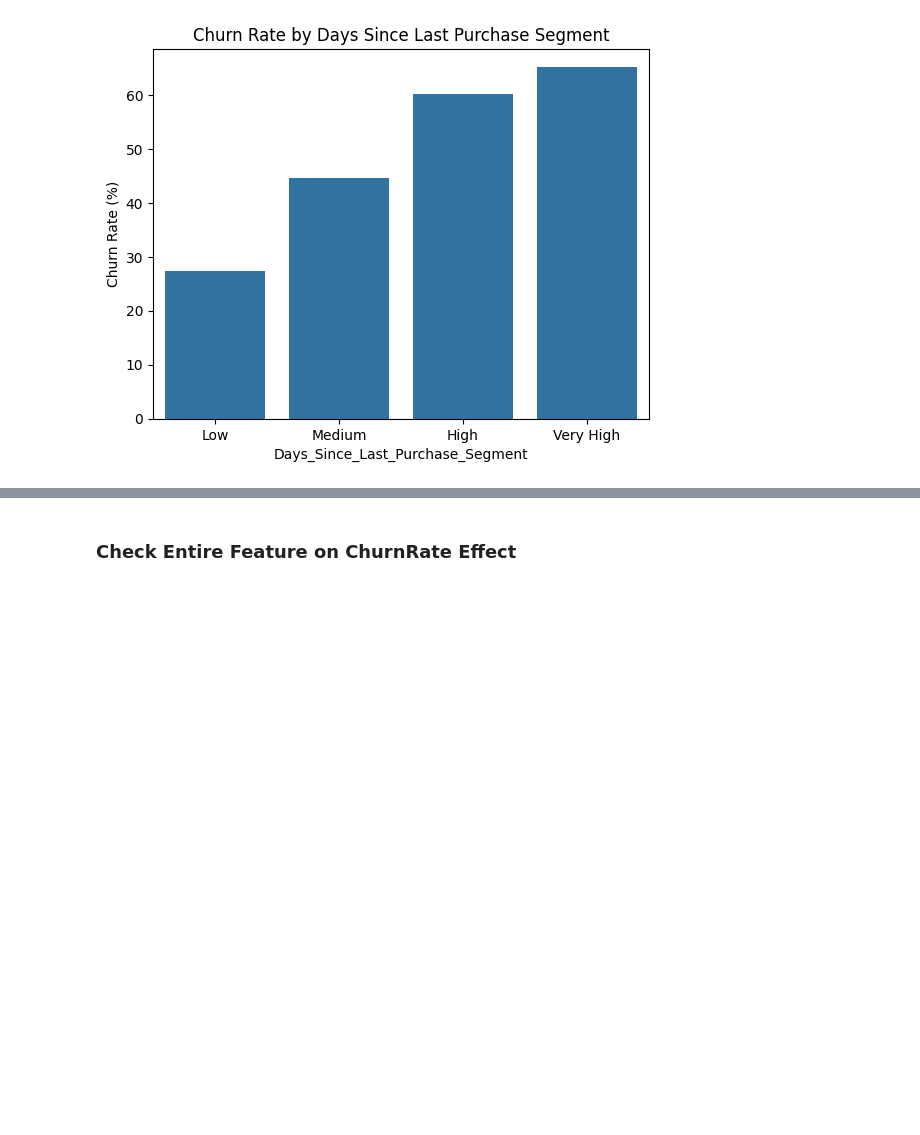
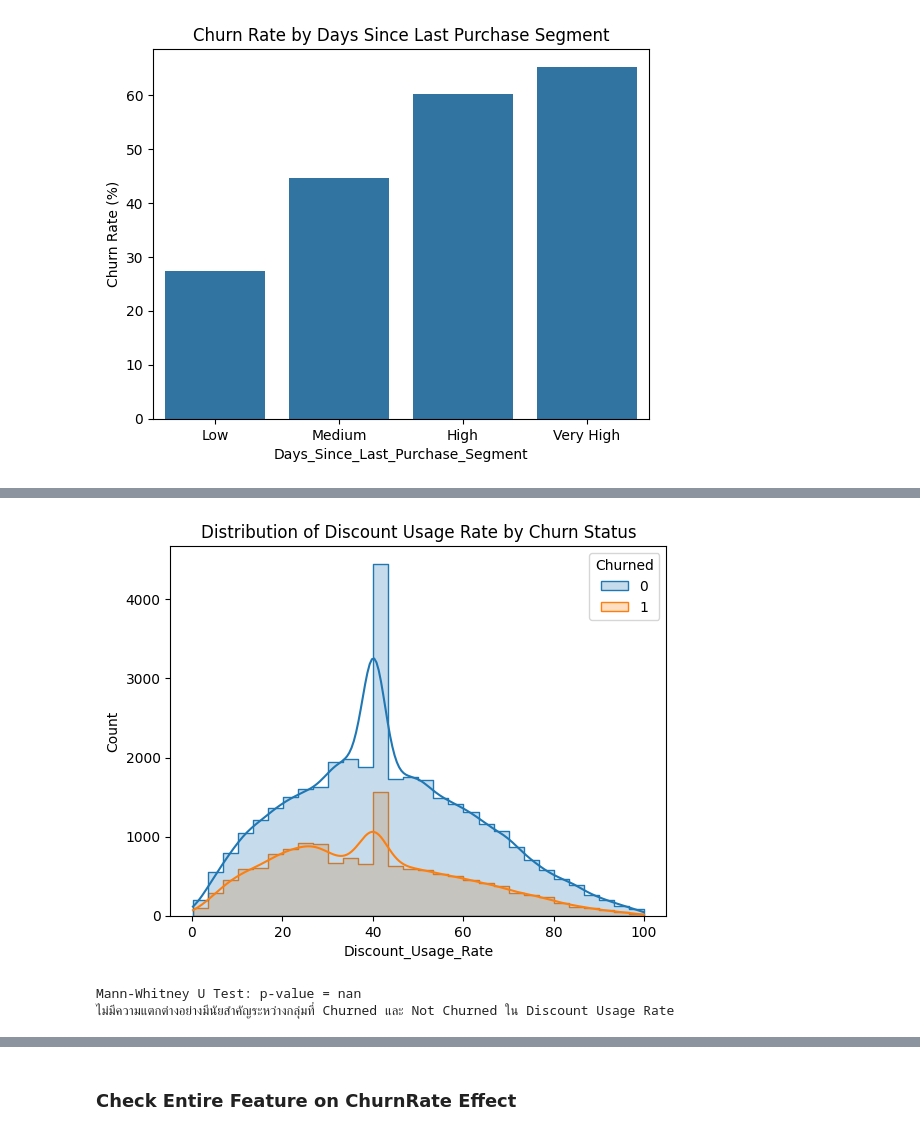
Before and after one commit to ppts2545/Eccommerce-Customer-Behavior-Dataset, a Jupyter notebook: notebooks/03_eda/eda1/02_eda_on_Purchase behavior.ipynb, the cells around one changed output, grey strips where cells are left out. Cells and saved outputs as stored; diff of their text form; code cells hidden in the pictures; blank space fills up the shorter version.

```diff
--- a/notebooks/03_eda/eda1/02_eda_on_Purchase behavior.ipynb
+++ b/notebooks/03_eda/eda1/02_eda_on_Purchase behavior.ipynb
@@ -319,0 +338,35 @@ plt.show()
+# %%
+sns.histplot(
+    data=df,
+    x="Discount_Usage_Rate",
+    hue="Churned",
+    bins=30,
+    element="step",
+    kde=True
+)
+
+plt.title("Distribution of Discount Usage Rate by Churn Status")
+plt.show()
+# %% [output]
+[figure, added]
+# %%
+from scipy import stats
+
+churned = df[df["Churned"] == 1]["Discount_Usage_Rate"]
+not_churned = df[df["Churned"] == 0]["Discount_Usage_Rate"]
+
+t_stat, p_value = stats.mannwhitneyu(
+    churned,
+    not_churned,
+    alternative="two-sided"
+)
+
+print(f"Mann-Whitney U Test: p-value = {p_value:.6f}")
+
+if p_value < 0.05:
+    print("มีความแตกต่างอย่างมีนัยสำคัญระหว่างกลุ่มที่ Churned และ Not Churned ใน Discount Usage Rate")
+else:
+    print("ไม่มีความแตกต่างอย่างมีนัยสำคัญระหว่างกลุ่มที่ Churned และ Not Churned ใน Discount Usage Rate")
+# %% [output]
+Mann-Whitney U Test: p-value = nan
+ไม่มีความแตกต่างอย่างมีนัยสำคัญระหว่างกลุ่มที่ Churned และ Not Churned ใน Discount Usage Rate
```
Also changed, not shown: parts of 7 cells of this notebook.
